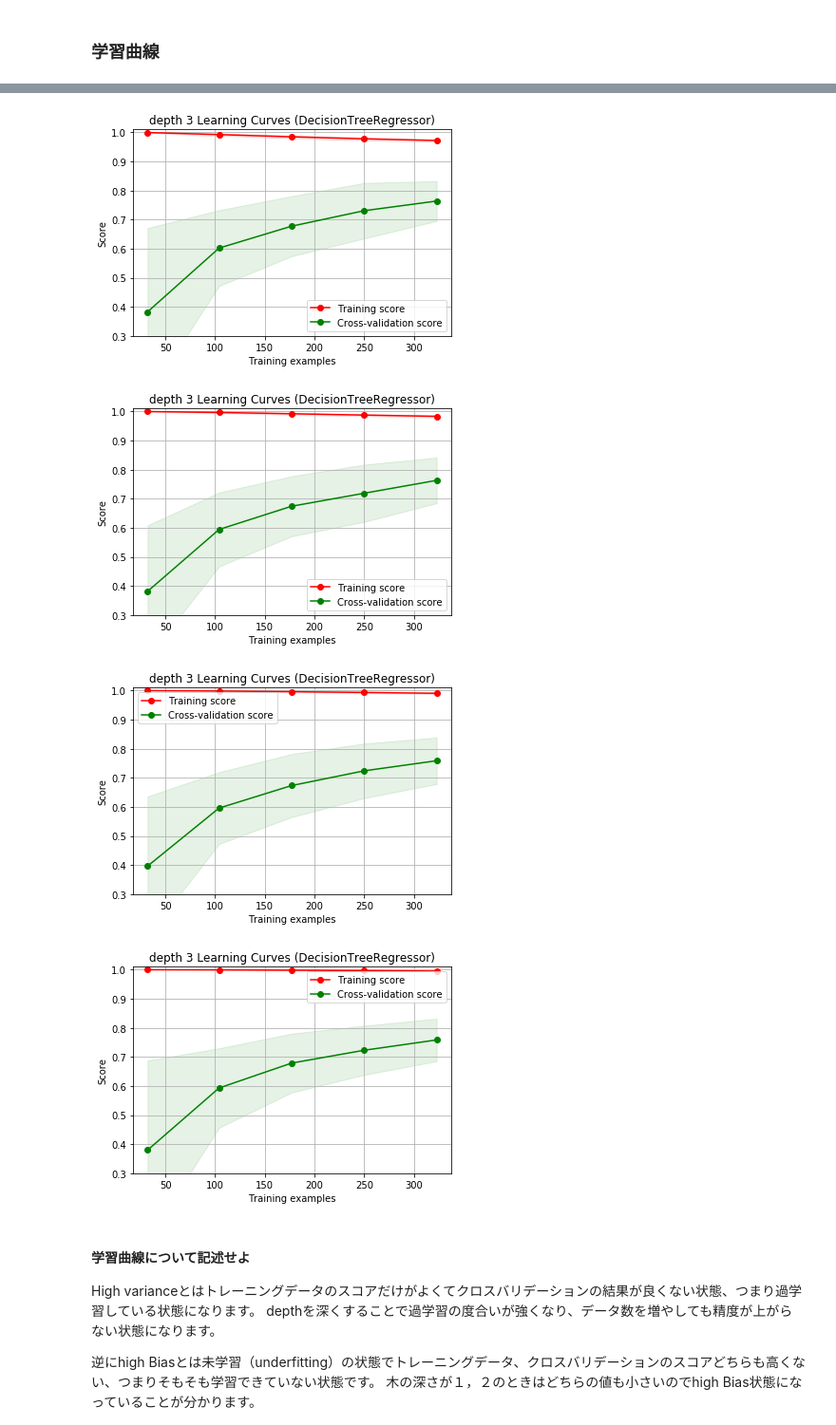
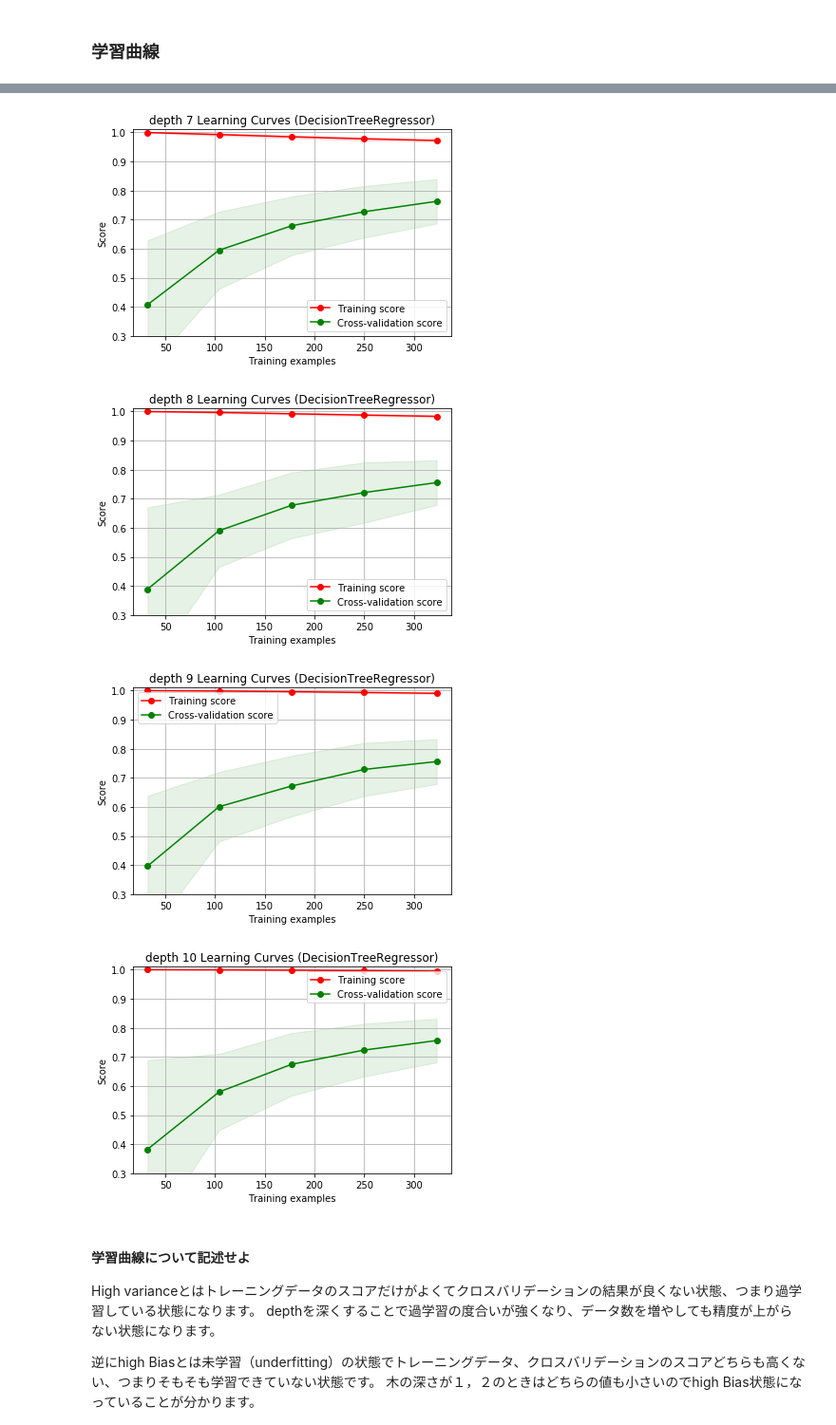
Before and after one commit to drkii/diveintocode-term1, a Jupyter notebook: sprint5/sprint5-decision-tree-2.ipynb, the cells around one changed output, grey strips where cells are left out. Shown at 95% size. Saved outputs shown, nothing was run; the diff lists cells and outputs as text; code cells hidden in the pictures.

```diff
--- a/sprint5/sprint5-decision-tree-2.ipynb
+++ b/sprint5/sprint5-decision-tree-2.ipynb
@@ -328,7 +328,7 @@ cv = ShuffleSplit(n_splits=100, test_size=0.2, random_state=1)
 
 for degree in range(1,11):
     estimator = DecisionTreeRegressor(max_depth=degree)
-    plot_learning_curve(estimator, "depth "+ str(i) + " " + title , X_train, y_train, ylim=(0.3, 1.01), cv=cv, n_jobs=4)
+    plot_learning_curve(estimator, "depth "+ str(degree) + " " + title , X_train, y_train, ylim=(0.3, 1.01), cv=cv, n_jobs=4)
 # %% [output]
 Automatically created module for IPython interactive environment
 [figure]
@@ -340,7 +340,7 @@ Automatically created module for IPython interactive environment
-[figure, old version]
+[figure, new version]
 [figure]
 [figure]
-[figure, old version]
+[figure, new version]
 # %% [markdown]
 #### 学習曲線について記述せよ
 
```
Also changed, not shown: parts of 2 cells of this notebook.
